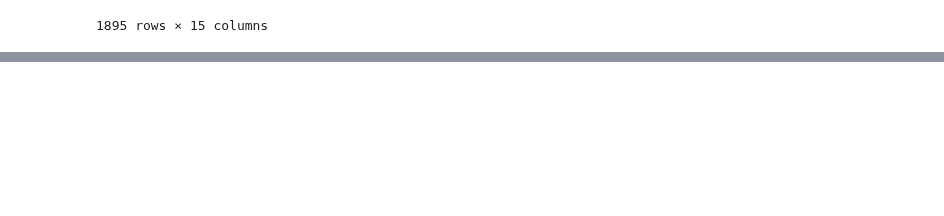
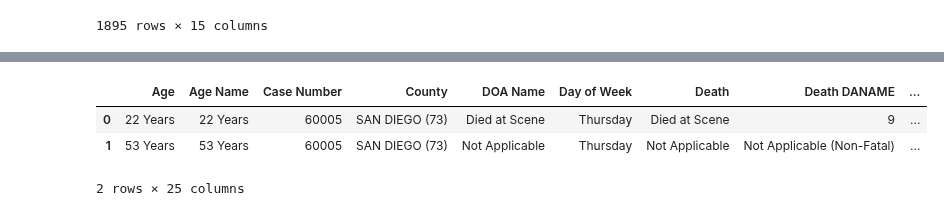
Before and after one commit to mwhitmore1/ucsd_bootcamp-traffic_accident_analysis, a Jupyter notebook: notebooks/data_processing.ipynb, the cells around one changed output, grey strips where cells are left out. Cells and saved outputs as stored; diff of their text form; code cells hidden in the pictures; blank space fills up the shorter version.

```diff
--- a/notebooks/data_processing.ipynb
+++ b/notebooks/data_processing.ipynb
@@ -116,0 +137,7 @@ flatten(case)
+# %%
+get_people(case)
+# %% [output]
+|  | Age | Age Name | Case Number | County | DOA Name | Day of Week | Death | Death DANAME | ... |
+| 0 | 22 Years | 22 Years | 60005 | SAN DIEGO (73) | Died at Scene | Thursday | Died at Scene | 9 | ... |
+| 1 | 53 Years | 53 Years | 60005 | SAN DIEGO (73) | Not Applicable | Thursday | Not Applicable | Not Applicable (Non-Fatal) | ... |
+2 rows × 25 columns
```
Also changed, not shown: parts of 3 cells of this notebook.
